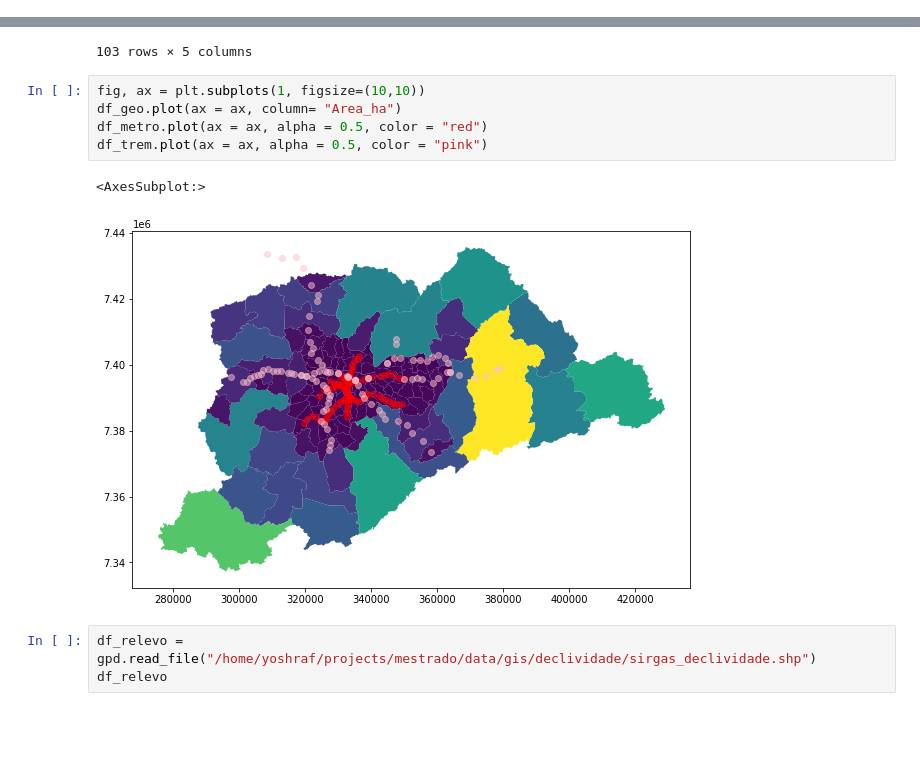
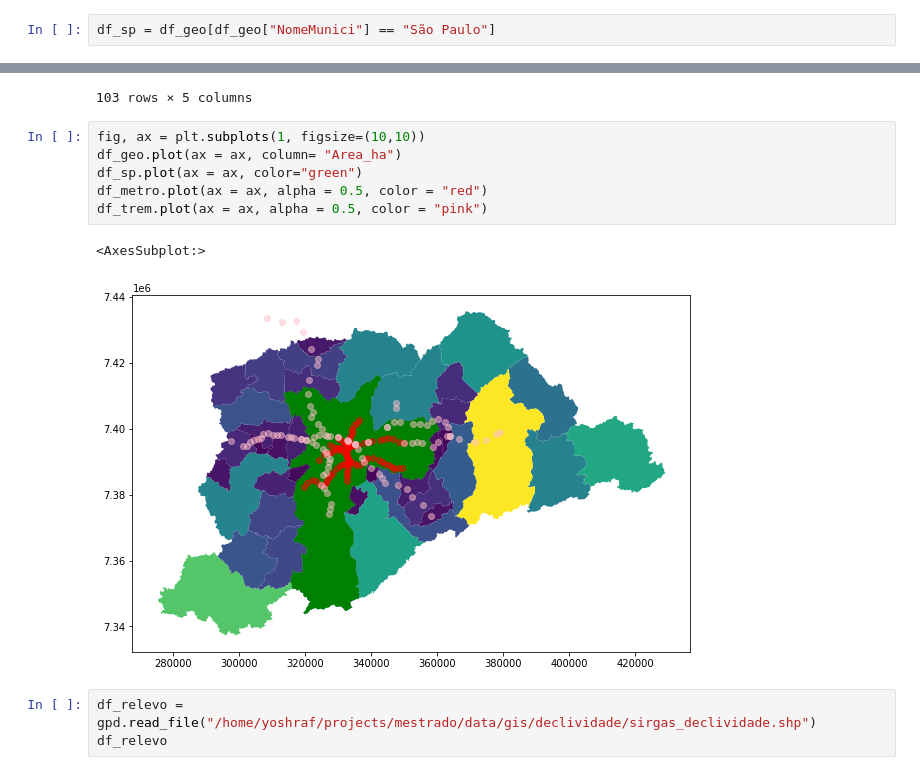
Before and after one commit to rafaelygn/master-analysis-inequality-mobility, a Jupyter notebook: notebooks/intro-geopandas/see_maps.ipynb, the cells around one changed output, grey strips where cells are left out. Cells and saved outputs as stored; diff of their text form; blank space fills up the shorter version.

```diff
--- a/notebooks/intro-geopandas/see_maps.ipynb
+++ b/notebooks/intro-geopandas/see_maps.ipynb
@@ -8,6 +8,8 @@ df_geo[df_geo["NomeMunici"] == "São Paulo"].plot(cmap="jet", column= "Area_ha",
 # %% [output]
 <AxesSubplot:>
 [figure]
+# %%
+df_sp = df_geo[df_geo["NomeMunici"] == "São Paulo"]
 # %%
 df_geo = gpd.read_file("/home/yoshraf/projects/mestrado/data/gis/od2017/Zonas_2017_region.shp")
 print(df_geo.columns)
@@ -179,11 +184,12 @@ df_trem
 # %%
 fig, ax = plt.subplots(1, figsize=(10,10))
 df_geo.plot(ax = ax, column= "Area_ha")
+df_sp.plot(ax = ax, color="green")
 df_metro.plot(ax = ax, alpha = 0.5, color = "red")
 df_trem.plot(ax = ax, alpha = 0.5, color = "pink")
 # %% [output]
 <AxesSubplot:>
-[figure, old version]
+[figure, new version]
 # %%
 df_relevo = gpd.read_file("/home/yoshraf/projects/mestrado/data/gis/declividade/sirgas_declividade.shp")
 df_relevo
```
Also changed, not shown: parts of 6 cells of this notebook, 25 other files.
